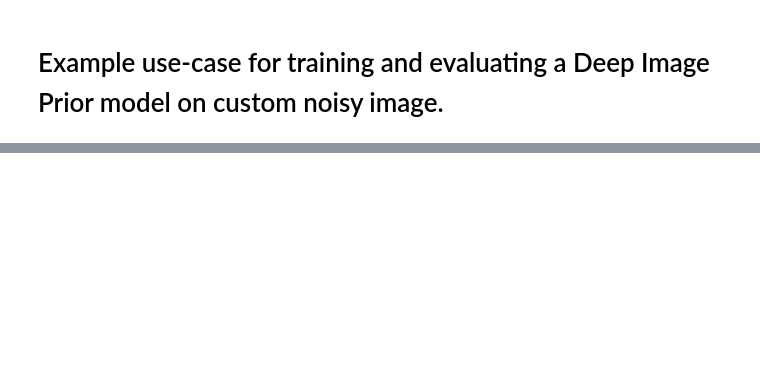
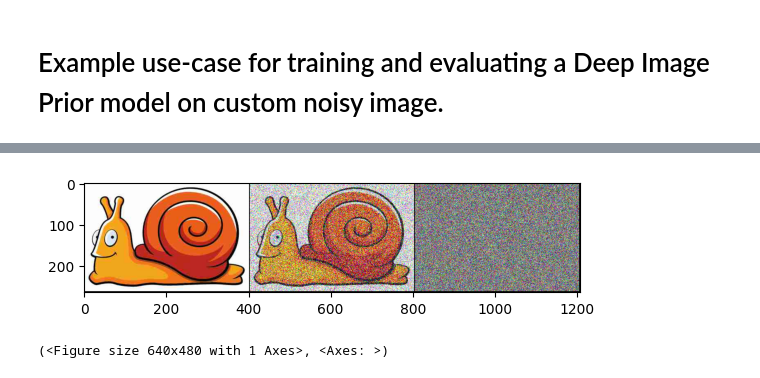
Before and after one commit to Peshkatar/image-processing, a Jupyter notebook: examples/deep_image_prior_example.ipynb, the cells around one changed output, grey strips where cells are left out. Cells and saved outputs as stored; diff of their text form; code cells hidden in the pictures; blank space fills up the shorter version.

```diff
--- a/examples/deep_image_prior_example.ipynb
+++ b/examples/deep_image_prior_example.ipynb
@@ -14,6 +14,6 @@ from models.deep_image_prior import DeepImagePrior
 # %%
 torch.manual_seed(0)
 SIGMA = 0.5
-PATH = Path("data/snail.jpg")
+PATH = Path("../data/snail.jpg")
 device = torch.device("mps" if torch.mps.is_available() else "cpu")
 print(f"Device: {device}")
@@ -38,18 +44,21 @@ plot_image_grid([img, img_noisy])
 # %%
-# model initialization + training + inference
+# model initialization
 model = DeepImagePrior(C)
 optimizer = torch.optim.Adam(model.parameters(), lr=0.001)
 criterion = torch.nn.MSELoss()
 
 trainer = Trainer(
     model,
     optimizer,
     criterion,
     metrics={"mse": mean_squared_error},
     n_epochs=50_000,
     device=device,
 )
 
 z = torch.rand(C, W, H, device=device)
-plot_image_grid([img, img_noisy, z])
+plot_image_grid([img, img_noisy, z.to("cpu")])
+# %% [output]
+[figure, added]
+(<Figure size 640x480 with 1 Axes>, <Axes: >)
 # %%
```
Also changed, not shown: parts of 5 cells of this notebook, 4 other files.
